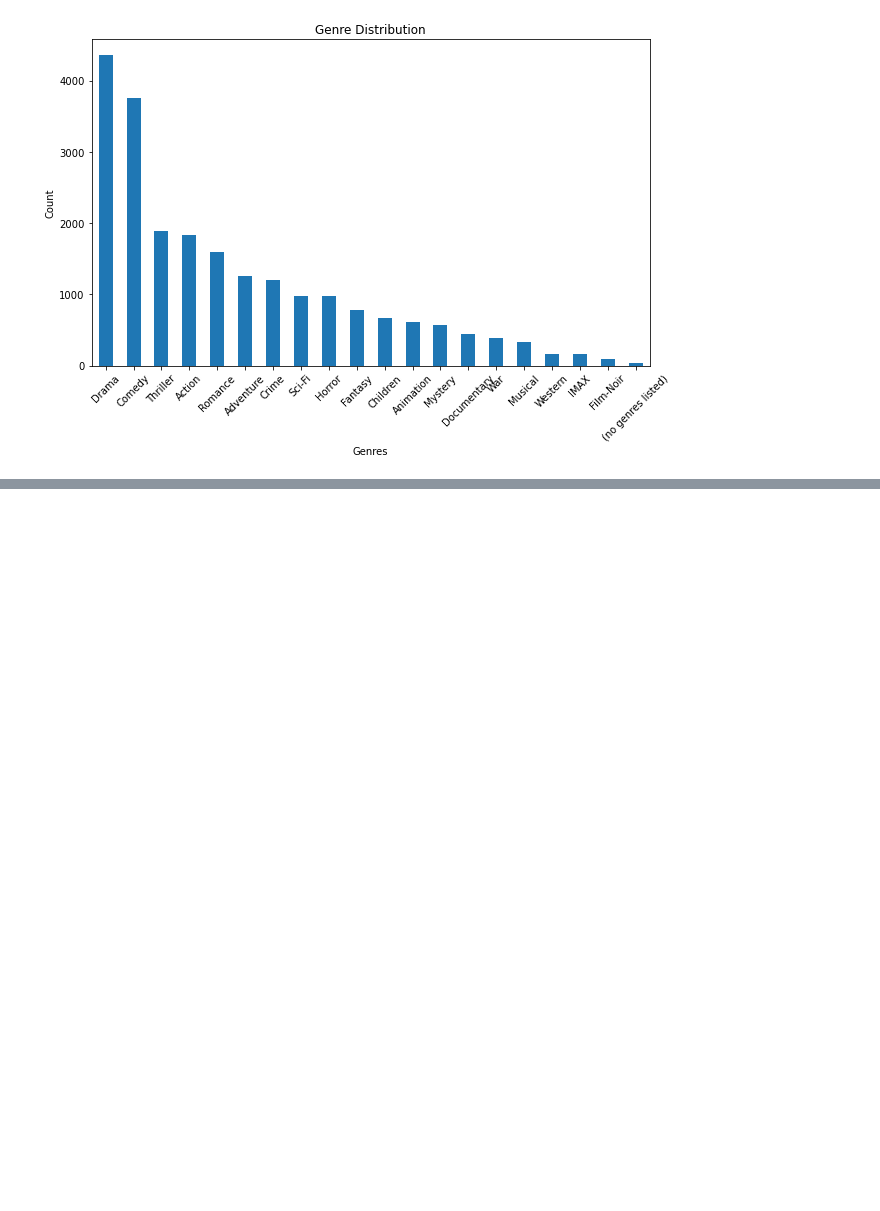
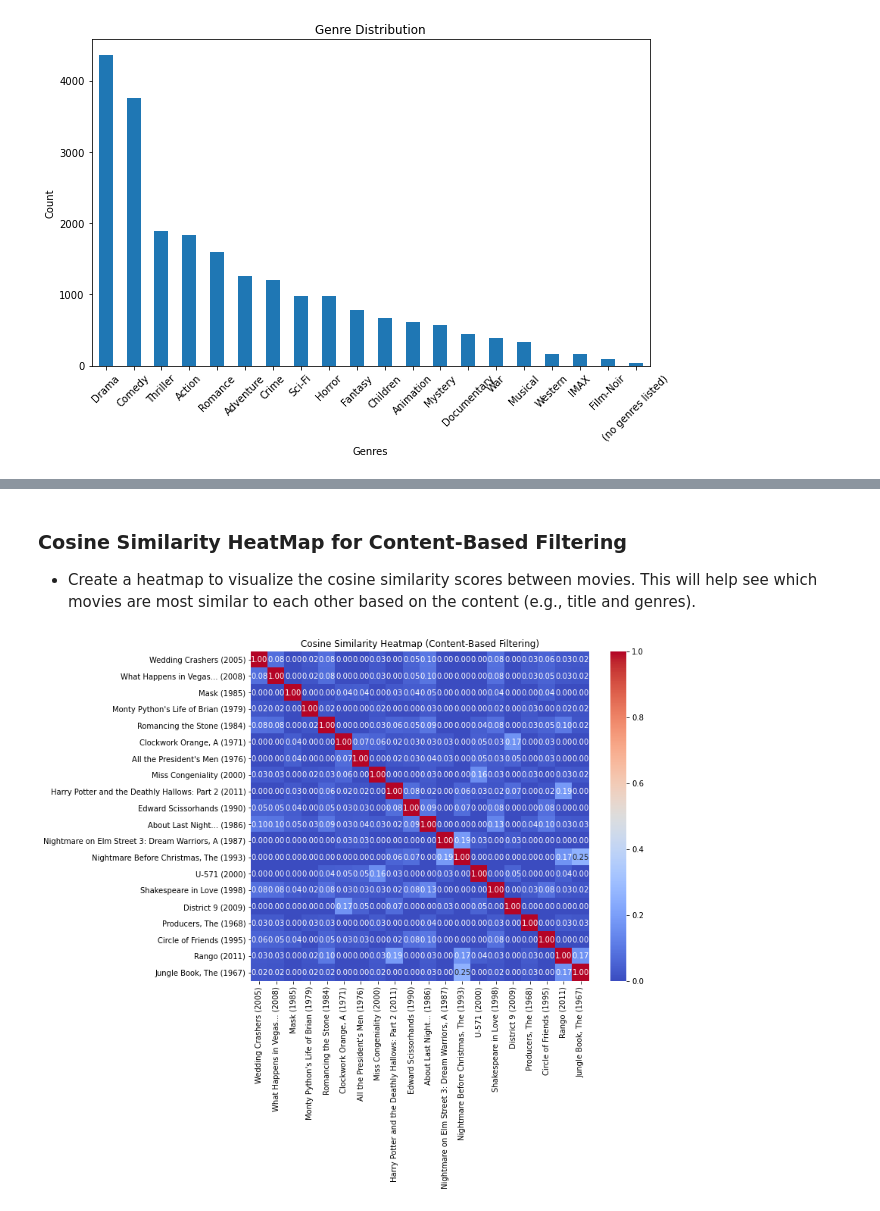
Before and after one commit to FaithMUTIS/Phase-4-group-2-project, a Jupyter notebook: Notebook.ipynb, the cells around one changed output, grey strips where cells are left out. Cells and saved outputs as stored; diff of their text form; code cells hidden in the pictures; blank space fills up the shorter version.

```diff
--- a/Notebook.ipynb
+++ b/Notebook.ipynb
@@ -322,0 +486,9 @@ plt.show()
+# %%
+# One-hot encode the 'genres' column
+genres_dummies = df['genres'].str.get_dummies(sep='|')
+
+# Concatenate the one-hot encoded columns with the original DataFrame
+df = pd.concat([df, genres_dummies], axis=1)
+
+# Optionally drop the original 'genres' column if no longer needed
+#merged_data.drop('genres', axis=1, inplace=True)
@@ -322,0 +521,21 @@ plt.show()
+# %%
+
+# Display the initial shape of the DataFrame
+print("Initial shape:", df.shape)
+
+# Drop Unnecessary columns based on the analysis
+columns_to_drop = [
+    'timestamp',
+    'user_rating_count',
+    'user_avg_rating',
+    'movie_rating_count'
+]
+
+# Drop the specified columns
+df_reduced = df.drop(columns=columns_to_drop)
+
+# Display the shape of the DataFrame after dropping columns
+print("Shape after dropping columns:", df_reduced.shape)
+
+# Display the first few rows of the cleaned DataFrame
+print(df_reduced.head())
@@ -322,0 +1050,20 @@ plt.show()
+# %% [markdown]
+### Cosine Similarity HeatMap for Content-Based Filtering
+- Create a heatmap to visualize the cosine similarity scores between movies. This will help see which movies are most similar to each other based on the content (e.g., title and genres).
+# %%
+import seaborn as sns
+import numpy as np
+
+# Reduce the size for visualization (e.g., 20 movies)
+subset = df_reduced['title'][:20]
+cosine_sim_subset = cosine_sim[:20, :20]
+
+# Plotting the heatmap
+plt.figure(figsize=(10, 8))
+sns.heatmap(cosine_sim_subset, xticklabels=subset, yticklabels=subset, cmap='coolwarm', annot=True, fmt='.2f')
+plt.title('Cosine Similarity Heatmap (Content-Based Filtering)')
+plt.xticks(rotation=90)
+plt.yticks(rotation=0)
+plt.show()
+# %% [output]
+[figure, added]
```
Also changed, not shown: parts of 56 cells of this notebook.
